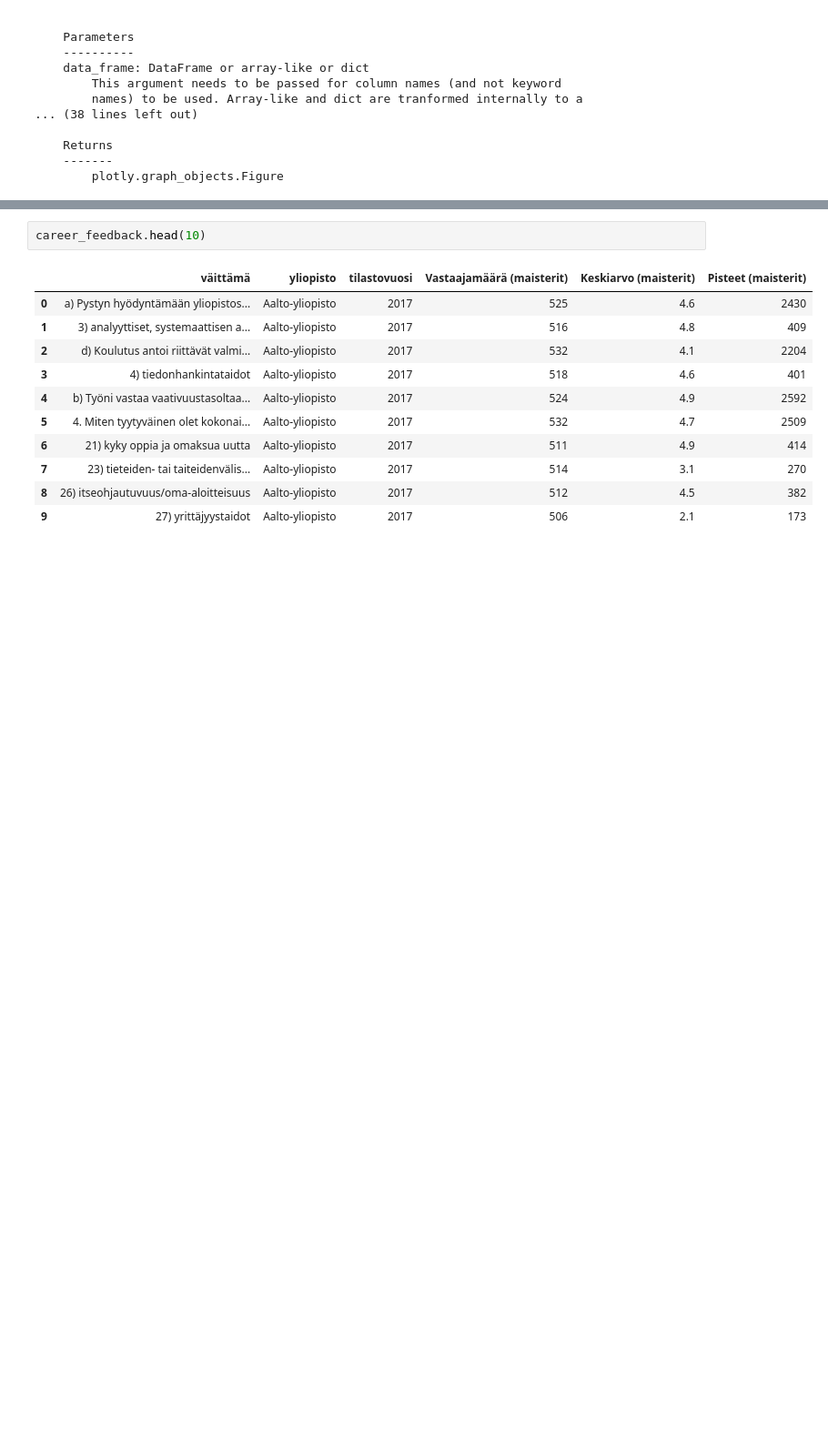
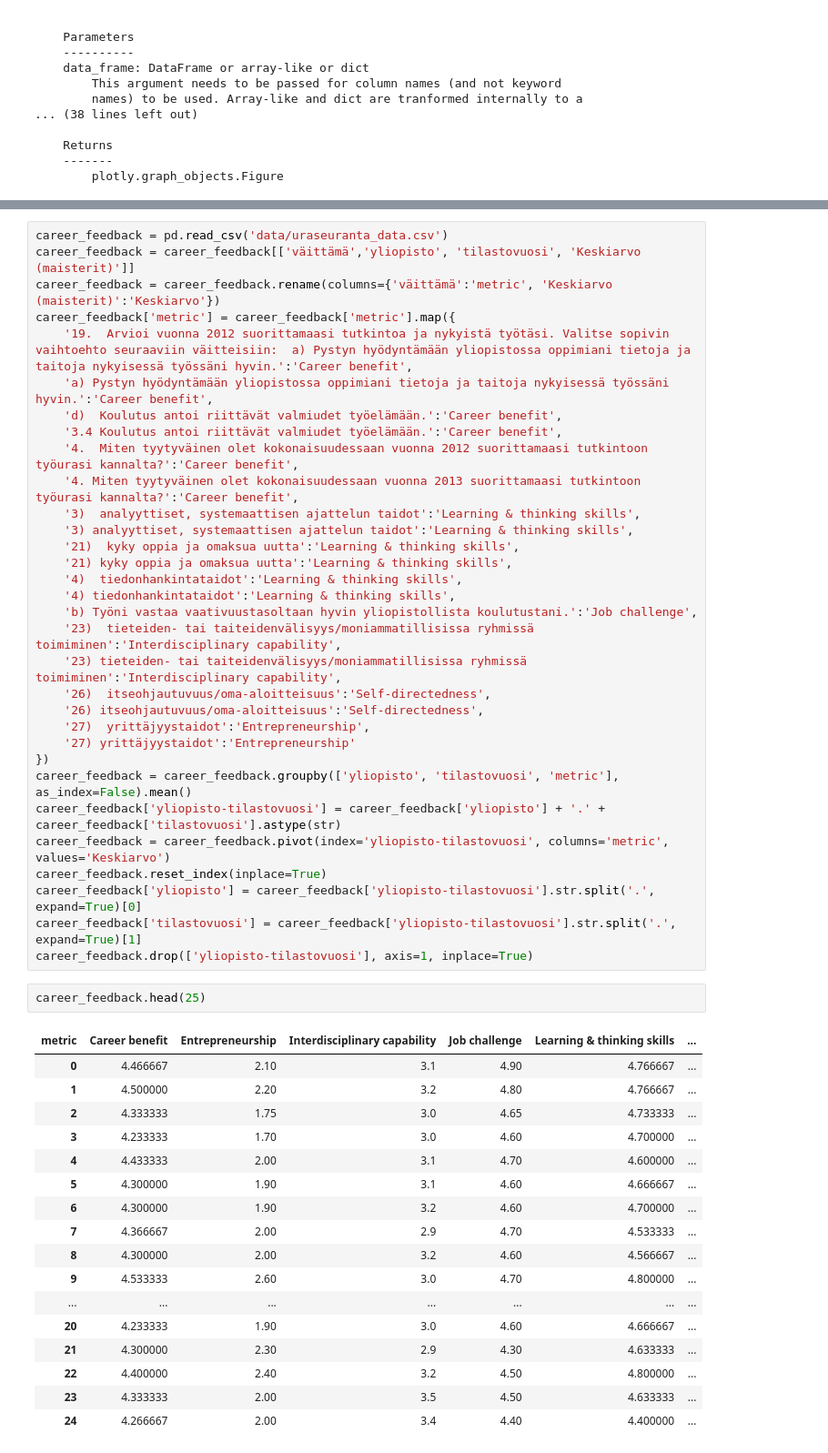
Before and after one commit to nopomi/fin-uni-data-visualization, a Jupyter notebook: data_loading_04_2020.ipynb, the cells around one changed output, grey strips where cells are left out. Shown: that part at 91% size. Cells and saved outputs as stored; diff of their text form; blank space fills up the shorter version.

```diff
--- a/data_loading_04_2020.ipynb
+++ b/data_loading_04_2020.ipynb
@@ -330,14 +328,52 @@ career_feedback = pd.read_csv('data/uraseuranta_data.csv')
+# %%
+career_feedback = pd.read_csv('data/uraseuranta_data.csv')
+career_feedback = career_feedback[['väittämä','yliopisto', 'tilastovuosi', 'Keskiarvo (maisterit)']]
+career_feedback = career_feedback.rename(columns={'väittämä':'metric', 'Keskiarvo (maisterit)':'Keskiarvo'})
+career_feedback['metric'] = career_feedback['metric'].map({
+    '19.  Arvioi vuonna 2012 suorittamaasi tutkintoa ja nykyistä työtäsi. Valitse sopivin vaihtoehto seuraaviin väitteisiin:  a) Pystyn hyödyntämään yliopistossa oppimiani tietoja ja taitoja nykyisessä työssäni hyvin.':'Career benefit',
+    'a) Pystyn hyödyntämään yliopistossa oppimiani tietoja ja taitoja nykyisessä työssäni hyvin.':'Career benefit',
+    'd)  Koulutus antoi riittävät valmiudet työelämään.':'Career benefit',
+    '3.4 Koulutus antoi riittävät valmiudet työelämään.':'Career benefit',
+    '4.  Miten tyytyväinen olet kokonaisuudessaan vuonna 2012 suorittamaasi tutkintoon työurasi kannalta?':'Career benefit',
+    '4. Miten tyytyväinen olet kokonaisuudessaan vuonna 2013 suorittamaasi tutkintoon työurasi kannalta?':'Career benefit',
+    '3)  analyyttiset, systemaattisen ajattelun taidot':'Learning & thinking skills',
+    '3) analyyttiset, systemaattisen ajattelun taidot':'Learning & thinking skills',
+    '21)  kyky oppia ja omaksua uutta':'Learning & thinking skills',
+    '21) kyky oppia ja omaksua uutta':'Learning & thinking skills',
+    '4)  tiedonhankintataidot':'Learning & thinking skills',
+    '4) tiedonhankintataidot':'Learning & thinking skills',
+    'b) Työni vastaa vaativuustasoltaan hyvin yliopistollista koulutustani.':'Job challenge',
+    '23)  tieteiden- tai taiteidenvälisyys/moniammatillisissa ryhmissä toimiminen':'Interdisciplinary capability',
+    '23) tieteiden- tai taiteidenvälisyys/moniammatillisissa ryhmissä toimiminen':'Interdisciplinary capability',
+    '26)  itseohjautuvuus/oma-aloitteisuus':'Self-directedness',
+    '26) itseohjautuvuus/oma-aloitteisuus':'Self-directedness',
+    '27)  yrittäjyystaidot':'Entrepreneurship',
+    '27) yrittäjyystaidot':'Entrepreneurship'
+})
+career_feedback = career_feedback.groupby(['yliopisto', 'tilastovuosi', 'metric'], as_index=False).mean()
+career_feedback['yliopisto-tilastovuosi'] = career_feedback['yliopisto'] + '.' + career_feedback['tilastovuosi'].astype(str)
+career_feedback = career_feedback.pivot(index='yliopisto-tilastovuosi', columns='metric', values='Keskiarvo')
+career_feedback.reset_index(inplace=True)
+career_feedback['yliopisto'] = career_feedback['yliopisto-tilastovuosi'].str.split('.', expand=True)[0]
+career_feedback['tilastovuosi'] = career_feedback['yliopisto-tilastovuosi'].str.split('.', expand=True)[1]
+career_feedback.drop(['yliopisto-tilastovuosi'], axis=1, inplace=True)
 # %%
-career_feedback.head(10)
+career_feedback.head(25)
 # %% [output]
-|  | väittämä | yliopisto | tilastovuosi | Vastaajamäärä (maisterit) | Keskiarvo (maisterit) | Pisteet (maisterit) |
-| 0 | a) Pystyn hyödyntämään yliopistos... | Aalto-yliopisto | 2017 | 525 | 4.6 | 2430 |
-| 1 | 3) analyyttiset, systemaattisen a... | Aalto-yliopisto | 2017 | 516 | 4.8 | 409 |
-| 2 | d) Koulutus antoi riittävät valmi... | Aalto-yliopisto | 2017 | 532 | 4.1 | 2204 |
-| 3 | 4) tiedonhankintataidot | Aalto-yliopisto | 2017 | 518 | 4.6 | 401 |
-| 4 | b) Työni vastaa vaativuustasoltaa... | Aalto-yliopisto | 2017 | 524 | 4.9 | 2592 |
-| 5 | 4. Miten tyytyväinen olet kokonai... | Aalto-yliopisto | 2017 | 532 | 4.7 | 2509 |
-| 6 | 21) kyky oppia ja omaksua uutta | Aalto-yliopisto | 2017 | 511 | 4.9 | 414 |
-| 7 | 23) tieteiden- tai taiteidenvälis... | Aalto-yliopisto | 2017 | 514 | 3.1 | 270 |
-| 8 | 26) itseohjautuvuus/oma-aloitteisuus | Aalto-yliopisto | 2017 | 512 | 4.5 | 382 |
-| 9 | 27) yrittäjyystaidot | Aalto-yliopisto | 2017 | 506 | 2.1 | 173 |
+| metric | Career benefit | Entrepreneurship | Interdisciplinary capability | Job challenge | Learning & thinking skills | ... |
+| 0 | 4.466667 | 2.10 | 3.1 | 4.90 | 4.766667 | ... |
+| 1 | 4.500000 | 2.20 | 3.2 | 4.80 | 4.766667 | ... |
+| 2 | 4.333333 | 1.75 | 3.0 | 4.65 | 4.733333 | ... |
+| 3 | 4.233333 | 1.70 | 3.0 | 4.60 | 4.700000 | ... |
+| 4 | 4.433333 | 2.00 | 3.1 | 4.70 | 4.600000 | ... |
+| 5 | 4.300000 | 1.90 | 3.1 | 4.60 | 4.666667 | ... |
+| 6 | 4.300000 | 1.90 | 3.2 | 4.60 | 4.700000 | ... |
+| 7 | 4.366667 | 2.00 | 2.9 | 4.70 | 4.533333 | ... |
+| 8 | 4.300000 | 2.00 | 3.2 | 4.60 | 4.566667 | ... |
+| 9 | 4.533333 | 2.60 | 3.0 | 4.70 | 4.800000 | ... |
+| ... | ... | ... | ... | ... | ... | ... |
+| 20 | 4.233333 | 1.90 | 3.0 | 4.60 | 4.666667 | ... |
+| 21 | 4.300000 | 2.30 | 2.9 | 4.30 | 4.633333 | ... |
+| 22 | 4.400000 | 2.40 | 3.2 | 4.50 | 4.800000 | ... |
+| 23 | 4.333333 | 2.00 | 3.5 | 4.50 | 4.633333 | ... |
+| 24 | 4.266667 | 2.00 | 3.4 | 4.40 | 4.400000 | ... |
```
Also changed, not shown: parts of 13 cells of this notebook, 6 other files.
